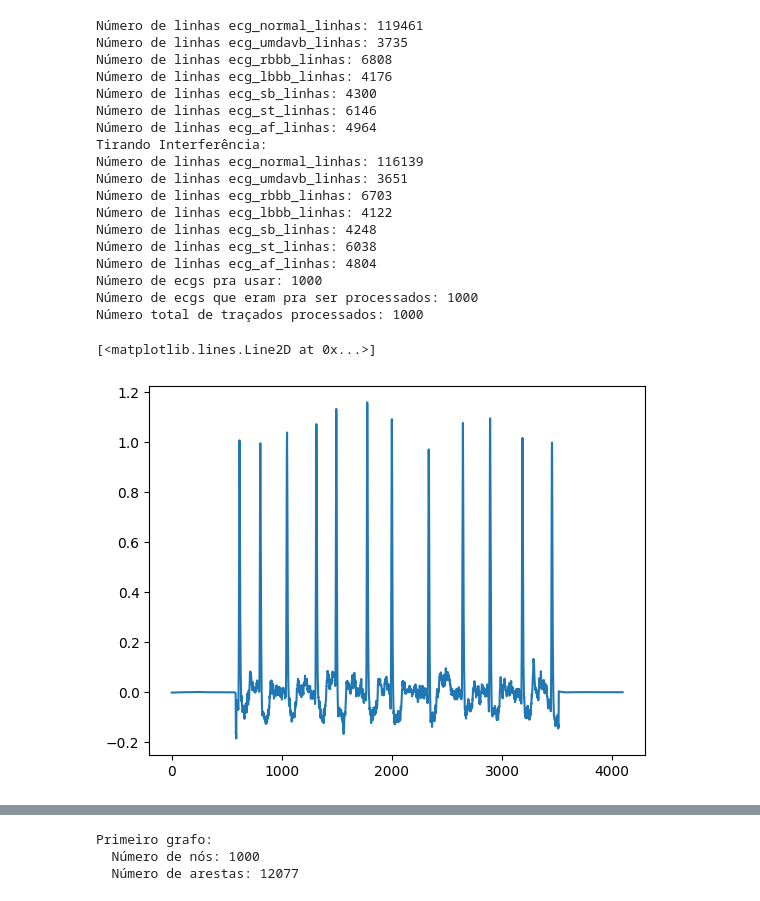
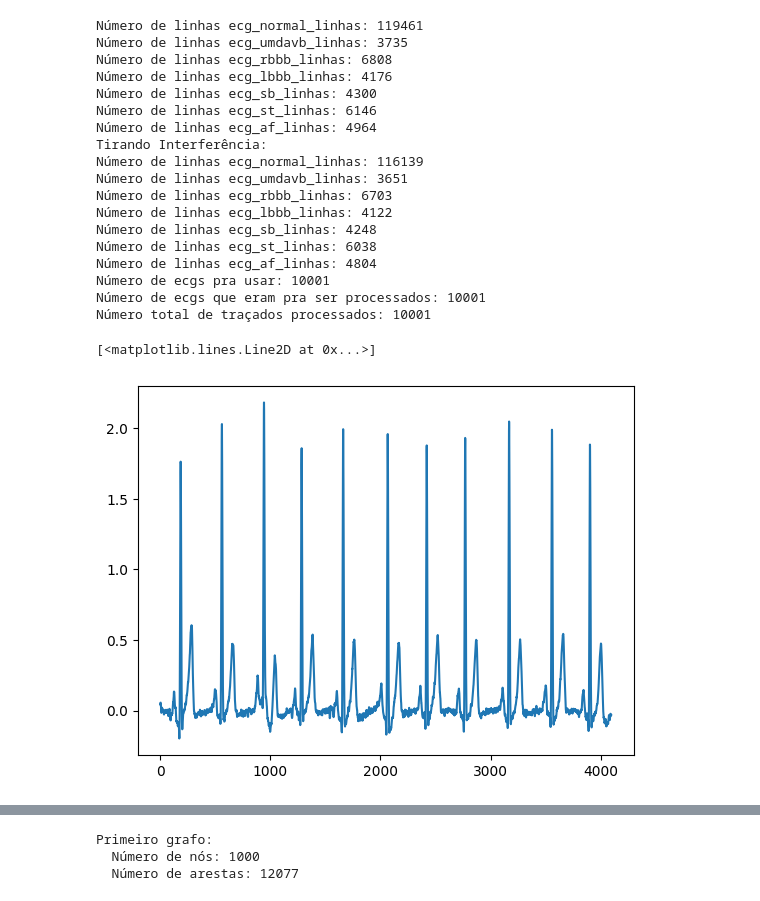
Before and after one commit to pedrobacelar28/Clustering-Paper, a Jupyter notebook: Grafo/createtensors.ipynb, the cells around one changed output, grey strips where cells are left out. Cells and saved outputs as stored; diff of their text form; code cells hidden in the pictures.

```diff
--- a/Grafo/createtensors.ipynb
+++ b/Grafo/createtensors.ipynb
@@ -292,30 +292,30 @@ def carregar_ecgs(normal, umdavb, rbbb, lbbb, sb, st, af, filtrado):
     X = np.array(all_tracings)
     return X
 # %%
-X = carregar_ecgs(normal=0,umdavb=0,rbbb=0,lbbb=0,sb=0,st=0,af=1000,filtrado=True)
+X = carregar_ecgs(normal=7971,umdavb=251,rbbb=460,lbbb=283,sb=292,st=414,af=330,filtrado=True)
 
 plt.plot(X[0][0])
 # %% [output]
 Número de linhas ecg_normal_linhas: 119461
 Número de linhas ecg_umdavb_linhas: 3735
 Número de linhas ecg_rbbb_linhas: 6808
 Número de linhas ecg_lbbb_linhas: 4176
 Número de linhas ecg_sb_linhas: 4300
 Número de linhas ecg_st_linhas: 6146
 Número de linhas ecg_af_linhas: 4964
 Tirando Interferência:
 Número de linhas ecg_normal_linhas: 116139
 Número de linhas ecg_umdavb_linhas: 3651
 Número de linhas ecg_rbbb_linhas: 6703
 Número de linhas ecg_lbbb_linhas: 4122
 Número de linhas ecg_sb_linhas: 4248
 Número de linhas ecg_st_linhas: 6038
 Número de linhas ecg_af_linhas: 4804
-Número de ecgs pra usar: 1000
-Número de ecgs que eram pra ser processados: 1000
-Número total de traçados processados: 1000
+Número de ecgs pra usar: 10001
+Número de ecgs que eram pra ser processados: 10001
+Número total de traçados processados: 10001
 [<matplotlib.lines.Line2D at 0x...>]
-[figure, old version]
+[figure, new version]
 # %%
 import cupy as cp
 import torch
```
Also changed, not shown: parts of 1 cell of this notebook, 2 other files.
